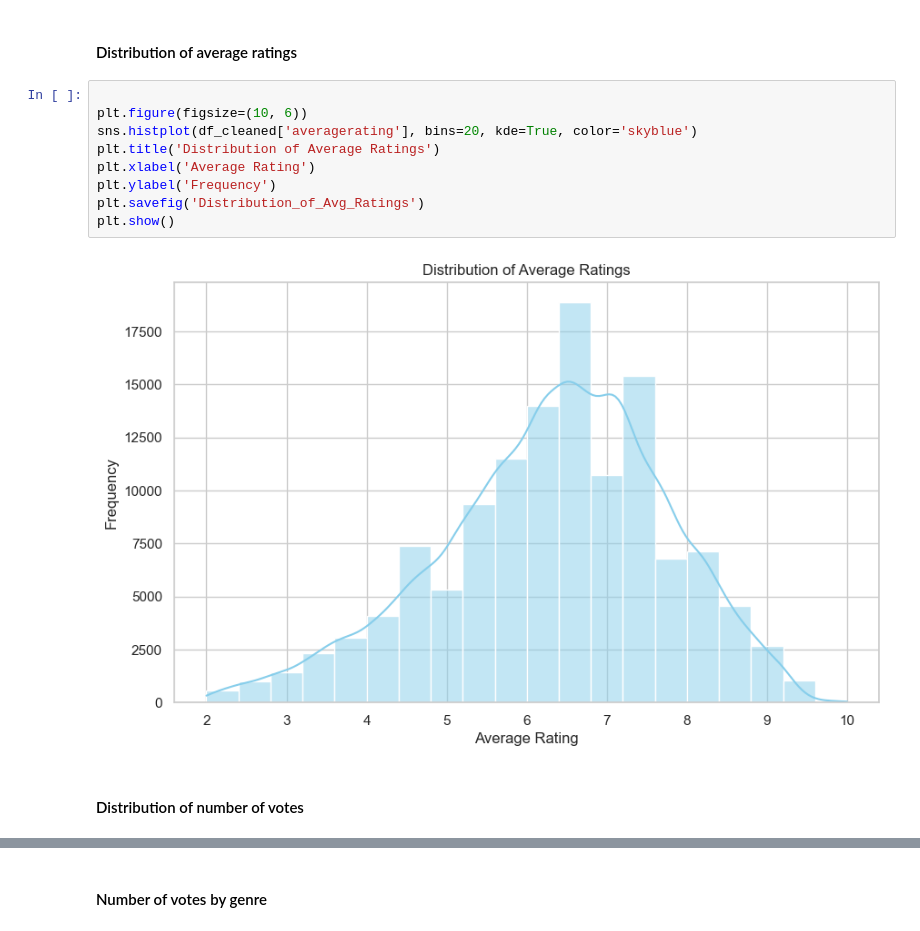
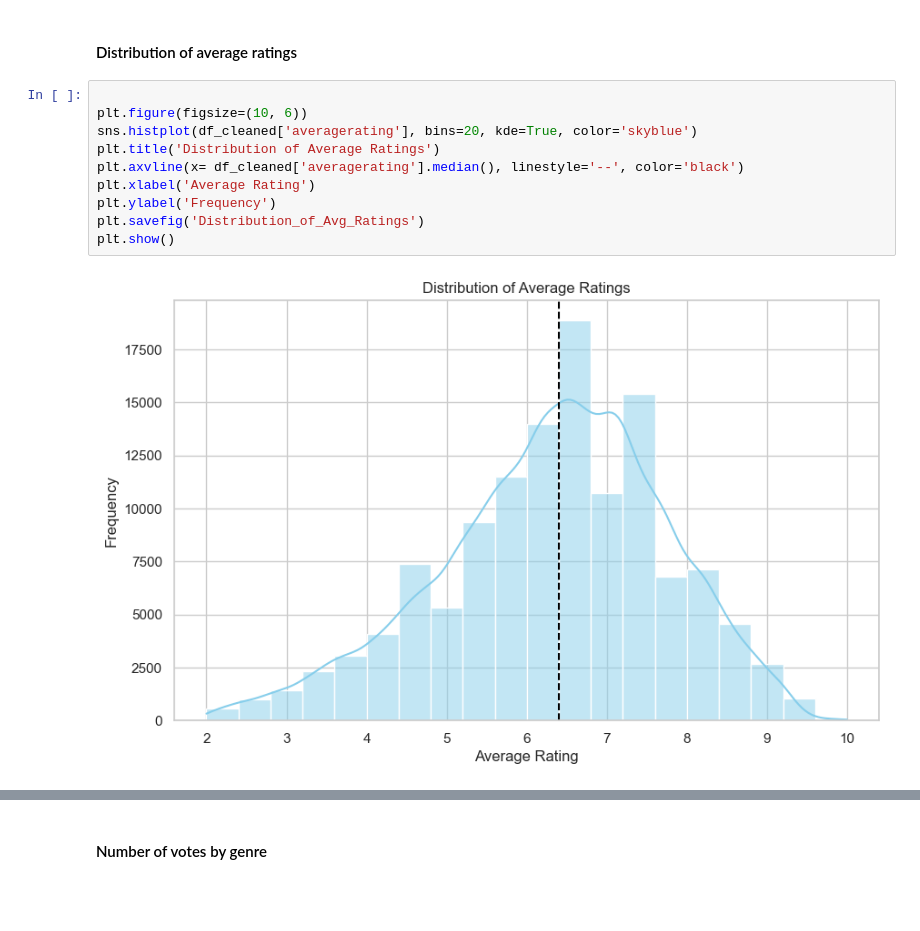
Before and after one commit to omendez930/dsc-project2-movie-studio, a Jupyter notebook: index.ipynb, the cells around one changed output, grey strips where cells are left out. Cells and saved outputs as stored; diff of their text form; blank space fills up the shorter version.

```diff
--- a/index.ipynb
+++ b/index.ipynb
@@ -1429,13 +1444,12 @@ P-Value for Votes: 1.0
 # %%
 
 plt.figure(figsize=(10, 6))
 sns.histplot(df_cleaned['averagerating'], bins=20, kde=True, color='skyblue')
 plt.title('Distribution of Average Ratings')
+plt.axvline(x= df_cleaned['averagerating'].median(), linestyle='--', color='black')
 plt.xlabel('Average Rating')
 plt.ylabel('Frequency')
 plt.savefig('Distribution_of_Avg_Ratings')
 plt.show()
 # %% [output]
-[figure, old version]
+[figure, new version]
-# %% [markdown]
-#### Distribution of number of votes
```
Also changed, not shown: parts of 33 cells of this notebook, 12 other files.
